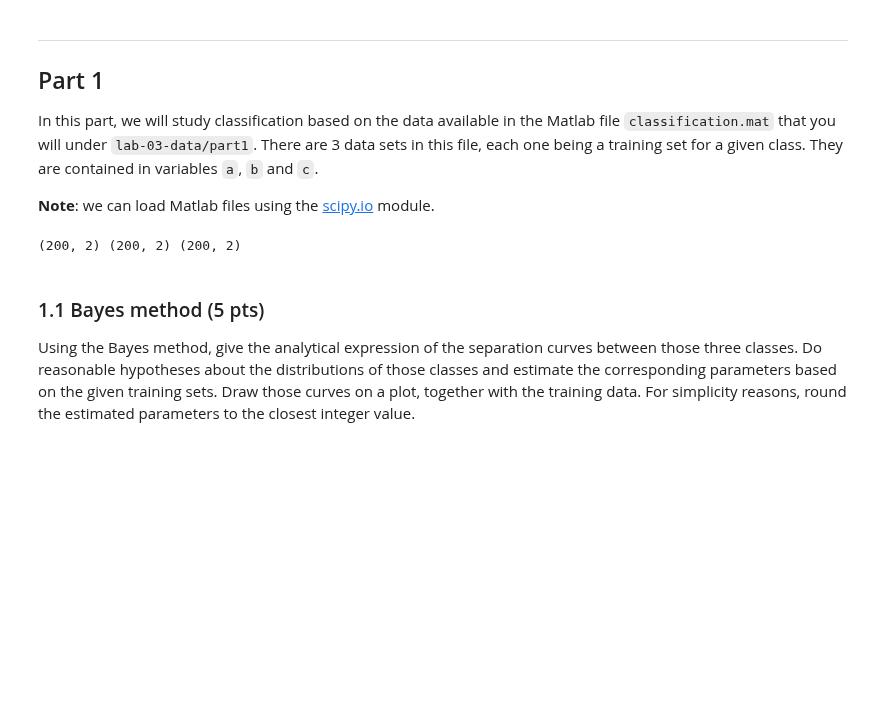
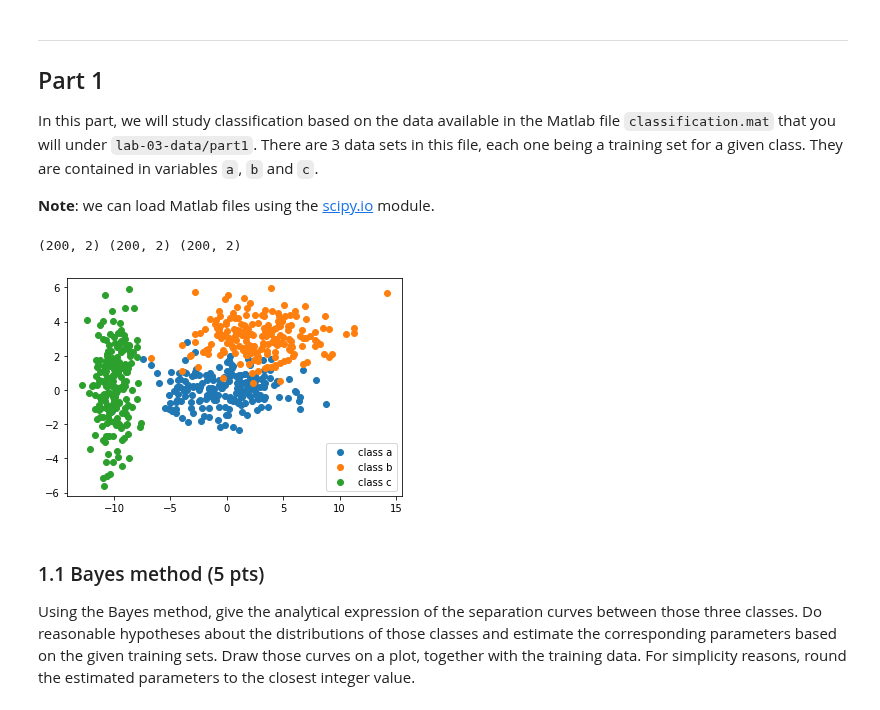
Before and after one commit to Andrea-Oliveri/Image-Processing-Assignements, a Jupyter notebook: Labs/lab_03_classification.ipynb, the cells around one changed output. Saved outputs shown, nothing was run; the diff lists cells and outputs as text; code cells hidden in the pictures; blank space fills up the shorter version.

```diff
--- a/Labs/lab_03_classification.ipynb
+++ b/Labs/lab_03_classification.ipynb
@@ -59,6 +59,15 @@ c = matfile['c']
 print(a.shape, b.shape, c.shape)
 # %% [output]
 (200, 2) (200, 2) (200, 2)
+# %%
+import matplotlib.pyplot as plt
+plt.scatter(a[:,0],a[:,1],label='class a')
+plt.scatter(b[:,0],b[:,1],label='class b')
+plt.scatter(c[:,0],c[:,1],label='class c')
+plt.legend()
+plt.show()
+# %% [output]
+[figure, added]
 # %% [markdown]
 ### 1.1 Bayes method (5 pts)
 Using the Bayes method, give the analytical expression of the separation curves between those three classes.
```
Also changed, not shown: parts of 23 cells of this notebook.
